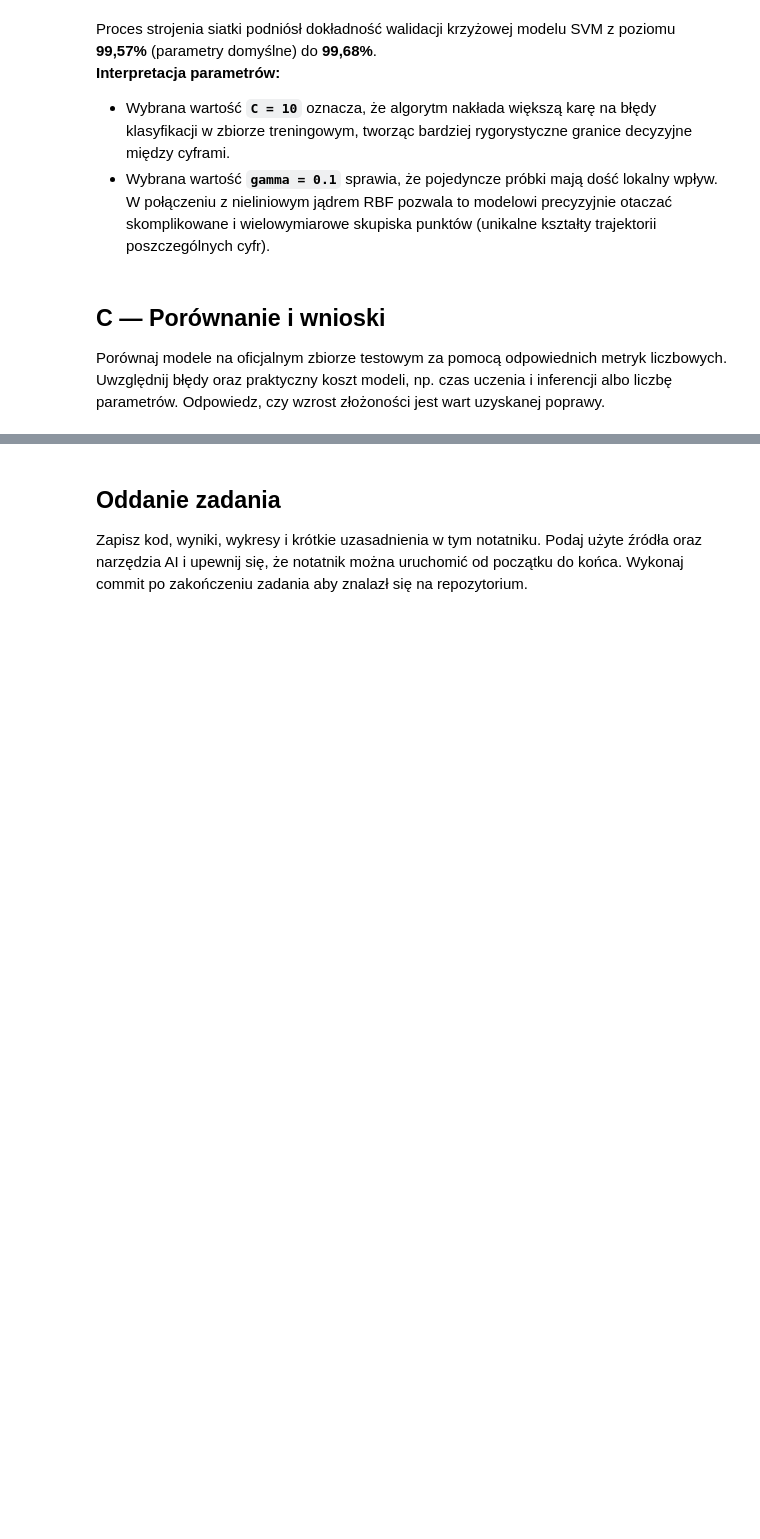
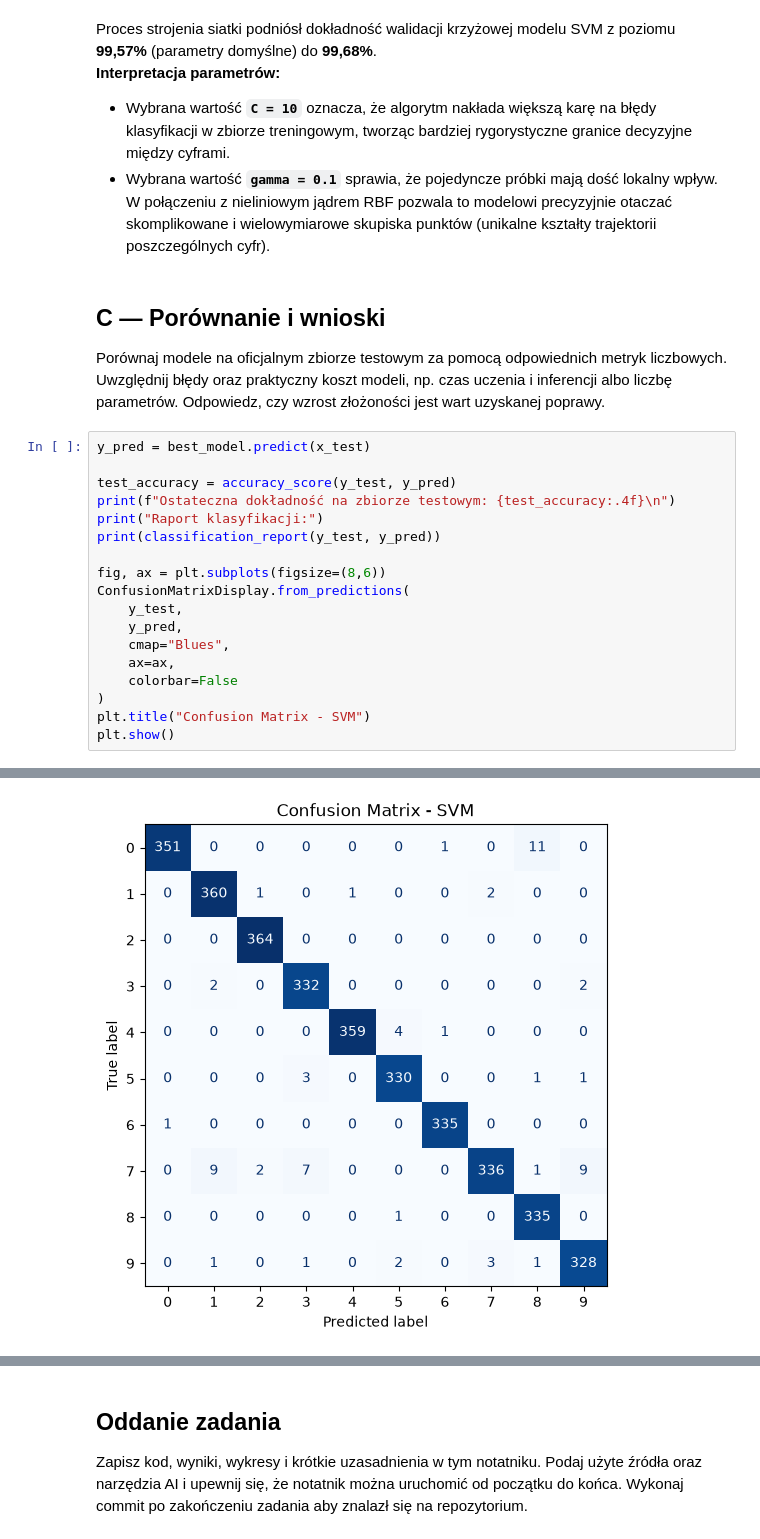
Before and after one commit to aleksandrakocur/Rekrutacja-AI-Med-2026-2027, a Jupyter notebook: Zadanie-1/Rozwiązanie-1.ipynb, the cells around one changed output, grey strips where cells are left out. Drawn from its saved outputs; the diff is of its cells as text; blank space fills up the shorter version.

Commit message:
feat(zad-1): ewaluacja SVM na zbiorze testowym i ostateczne wnioski

```diff
--- a/Zadanie-1/Rozwiązanie-1.ipynb
+++ b/Zadanie-1/Rozwiązanie-1.ipynb
@@ -234,3 +236,22 @@ Proces strojenia siatki podniósł dokładność walidacji krzyżowej modelu SVM
 ## C — Porównanie i wnioski
 
 Porównaj modele na oficjalnym zbiorze testowym za pomocą odpowiednich metryk liczbowych. Uwzględnij błędy oraz praktyczny koszt modeli, np. czas uczenia i inferencji albo liczbę parametrów. Odpowiedz, czy wzrost złożoności jest wart uzyskanej poprawy.
+# %%
+y_pred = best_model.predict(x_test)
+
+test_accuracy = accuracy_score(y_test, y_pred)
+print(f"Ostateczna dokładność na zbiorze testowym: {test_accuracy:.4f}\n")
+print("Raport klasyfikacji:")
+print(classification_report(y_test, y_pred))
+
+fig, ax = plt.subplots(figsize=(8,6))
+ConfusionMatrixDisplay.from_predictions(
+    y_test,
+    y_pred,
+    cmap="Blues",
+    ax=ax,
+    colorbar=False
+)
+plt.title("Confusion Matrix - SVM")
+plt.show()
+# %% [output]
@@ -236,0 +277 @@ Porównaj modele na oficjalnym zbiorze testowym za pomocą odpowiednich metryk l
+[figure, added]
```
Also changed, not shown: parts of 5 cells of this notebook.
